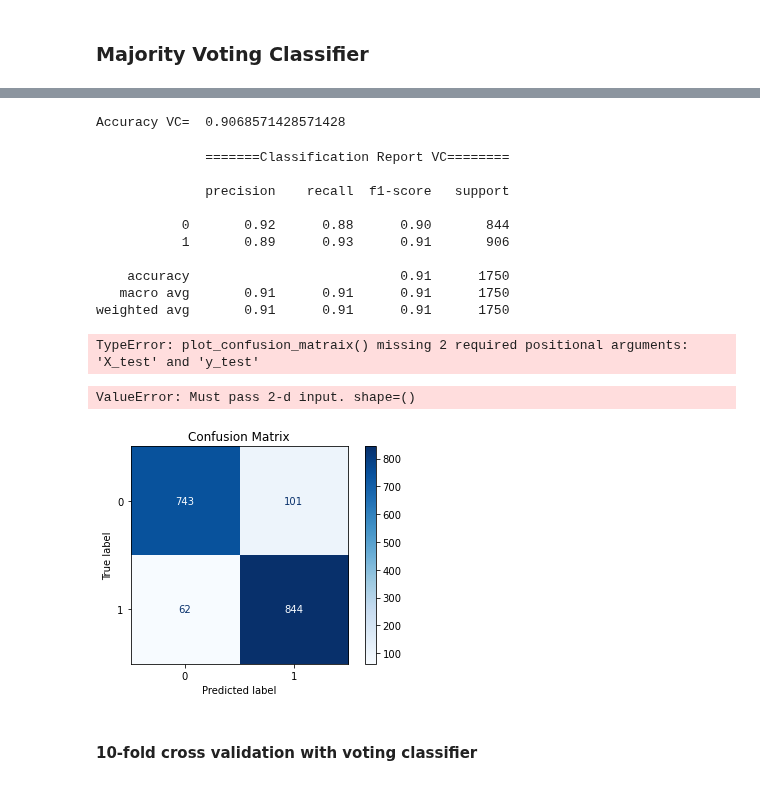
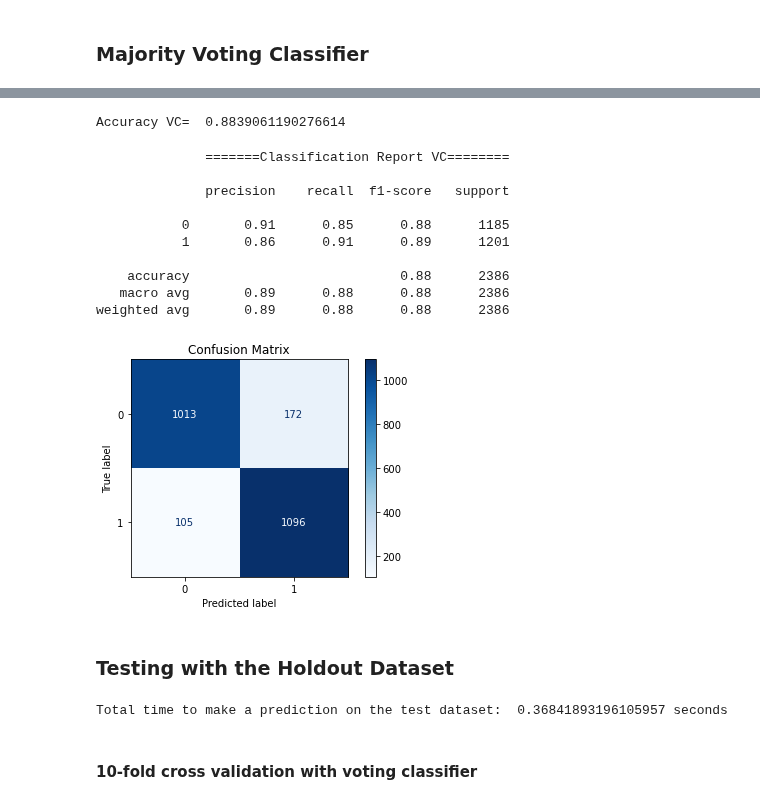
Before and after one commit to FgSurewin/Brain_Tumor_Project, a Jupyter notebook: notebooks/Juans_notebook_balanced_dataset.ipynb, the cells around one changed output, grey strips where cells are left out. Cells and saved outputs as stored; diff of their text form; code cells hidden in the pictures.

Commit message:
Added code for holdout dataset

```diff
--- a/notebooks/Juans_notebook_balanced_dataset.ipynb
+++ b/notebooks/Juans_notebook_balanced_dataset.ipynb
@@ -225,3 +225,6 @@ print(X.shape)
 X_train, X_test, y_train, y_test = train_test_split(X, y, test_size=0.33, random_state=42, stratify=y)
 # %% [output]
 (5302, 470)
+# %%
+X_train, X_holdout, y_train, y_holdout = train_test_split(X, y, test_size=0.1)
+_, X_test,_, y_test = train_test_split(X_train,y_train, test_size=0.5)
@@ -472,7 +493,7 @@ ROC AUC: 0.94 +/- 0.01 [KNN]
 ### Majority Voting Classifier
 # %%
 start = time.time()
-VC = VotingClassifier(estimators=[('SVM', SVM), ('RF', RFC),('KNN', neigh)], voting='hard')
+VC = VotingClassifier(estimators=[('SVM', SVM), ('RF', RFC),('KNN', neigh)], voting='soft')
 VC.fit(X_train,y_train)
 end = time.time()
 print('Total time to initialize and train the classifier: ', end-start, 'seconds')
@@ -488,7 +509,7 @@ Total time to make a prediction on the test dataset:  1.4239096641540527 seconds
 # %%
 print ("Accuracy VC= ", metrics.accuracy_score(y_test,ytest_pred))
 # %% [output]
-Accuracy VC=  0.9068571428571428
+Accuracy VC=  0.8839061190276614
 # %%
 print('              =======Classification Report VC========')
 print('')
@@ -498,9 +519,9 @@ print (metrics.classification_report(y_test,ytest_pred))
 
               precision    recall  f1-score   support
 
-           0       0.92      0.88      0.90       844
-           1       0.89      0.93      0.91       906
+           0       0.91      0.85      0.88      1185
+           1       0.86      0.91      0.89      1201
 
-    accuracy                           0.91      1750
-   macro avg       0.91      0.91      0.91      1750
-weighted avg       0.91      0.91      0.91      1750
+    accuracy                           0.88      2386
+   macro avg       0.89      0.88      0.88      2386
+weighted avg       0.89      0.88      0.88      2386
@@ -522,15 +528,17 @@ def plot_confusion_matraix(model, X_test, y_test, threshold=0.5):
-# %%
-plot_confusion_matraix(VC,X_test, y_test)
-# %% [output]
-TypeError: plot_confusion_matraix() missing 2 required positional arguments: 'X_test' and 'y_test'
 # %%
 cm = confusion_matrix(y_test,ytest_pred)
 # %%
 cm_display = ConfusionMatrixDisplay(cm).plot(cmap='Blues')
 plt.title("Confusion Matrix")
-s = sns.heatmap(cm_display, annot=True, annot_kws={"size": 32}, fmt="g")  # font size
-s.set(xlabel="Predicted Label", ylabel="True Label")
 plt.savefig('VC_Confusion_Matrix.png')
 # %% [output]
-ValueError: Must pass 2-d input. shape=()
-[figure, old version]
+[figure, new version]
+# %% [markdown]
+### Testing with the Holdout Dataset
+# %%
+start = time.time()
+ytest_pred_holdout = VC.predict(X_holdout)
+end = time.time()
+print('Total time to make a prediction on the test dataset: ', end-start, 'seconds')
+# %% [output]
+Total time to make a prediction on the test dataset:  0.36841893196105957 seconds
```
Also changed, not shown: parts of 30 cells of this notebook, 5 other files.
